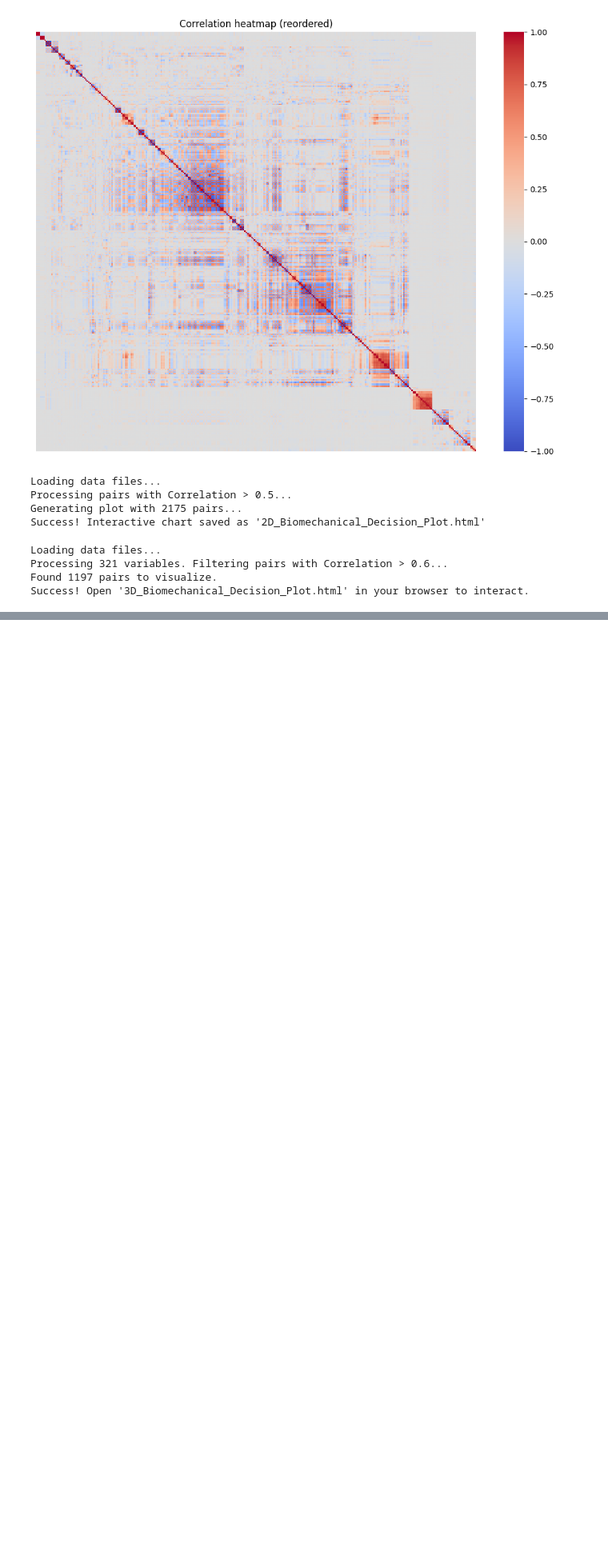
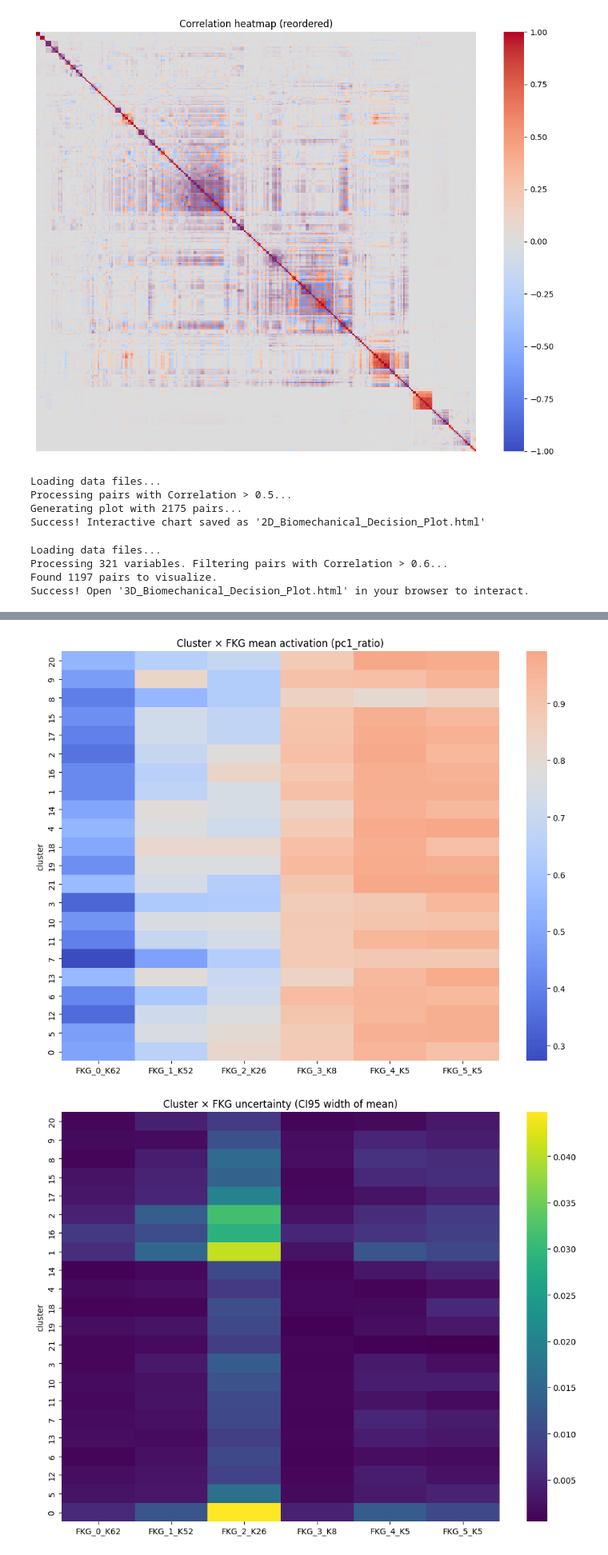
Before and after one commit to carmare13/Gait-Stability, a Jupyter notebook: NoteBooks/Structural_redundancy_raw.ipynb, the cells around one changed output, grey strips where cells are left out. Shown at 80% size. Cells and saved outputs as stored; diff of their text form; code cells hidden in the pictures; blank space fills up the shorter version.

```diff
--- a/NoteBooks/Structural_redundancy_raw.ipynb
+++ b/NoteBooks/Structural_redundancy_raw.ipynb
@@ -1079,0 +1283,5 @@ Success! Open '3D_Biomechanical_Decision_Plot.html' in your browser to interact.
+# %%
+# Load the Correlation and MI matrices
+C_spearman = np.load("corr_spearman_test_sample.npy")
+MI = np.load("MI_test_sample.npy")
+C_spearman.shape, MI.shape
@@ -1079,0 +1754,12 @@ Success! Open '3D_Biomechanical_Decision_Plot.html' in your browser to interact.
+# %%
+# --- FKG BUILDING: Load the valid groups CSV and convert to FKG format ---
+FKG_indices, FKG_names, n_fkg, missing_report = build_fkg_from_valid_csv_and_feature_names(
+    csv_path="FKG_valid_groups.csv",
+    feature_names_nt=feature_names_nt,
+    features_col="features",
+    group_id_col="group_id",
+    delimiter=";"
+)
+
+print("n_fkg =", n_fkg)
+print("Example FKG 0:", FKG_names[0], "size", len(FKG_indices[0]), "idx range", (min(FKG_indices[0]), max(FKG_indices[0])))
@@ -1079,0 +2096,30 @@ Success! Open '3D_Biomechanical_Decision_Plot.html' in your browser to interact.
+# %%
+
+df_mean = pd.read_csv(f"cluster_x_FKG_{METRIC}_mean.csv", index_col=0)
+df_ci_lo = pd.read_csv(f"cluster_x_FKG_{METRIC}_ci{CI}_lo.csv", index_col=0)
+df_ci_hi = pd.read_csv(f"cluster_x_FKG_{METRIC}_ci{CI}_hi.csv", index_col=0)
+
+fkg_cols = FKG_names
+
+# order if you have group column
+if "group" in df_mean.columns:
+    df_mean = df_mean.sort_values(["group", "cluster_size"], ascending=[True, False])
+    df_ci_lo = df_ci_lo.loc[df_mean.index]
+    df_ci_hi = df_ci_hi.loc[df_mean.index]
+
+ci_width = (df_ci_hi[fkg_cols] - df_ci_lo[fkg_cols])
+
+plt.figure(figsize=(10, max(6, 0.35 * df_mean.shape[0])))
+sns.heatmap(df_mean[fkg_cols], center=df_mean[fkg_cols].mean().mean(), cmap="coolwarm", yticklabels=True)
+plt.title(f"Cluster × FKG mean activation ({METRIC})")
+plt.tight_layout()
+plt.show()
+
+plt.figure(figsize=(10, max(6, 0.35 * df_mean.shape[0])))
+sns.heatmap(ci_width, cmap="viridis", yticklabels=True)
+plt.title(f"Cluster × FKG uncertainty (CI{CI} width of mean)")
+plt.tight_layout()
+plt.show()
+# %% [output]
+[figure, added]
+[figure, added]
```
Also changed, not shown: parts of 34 cells of this notebook, 2 other files.
